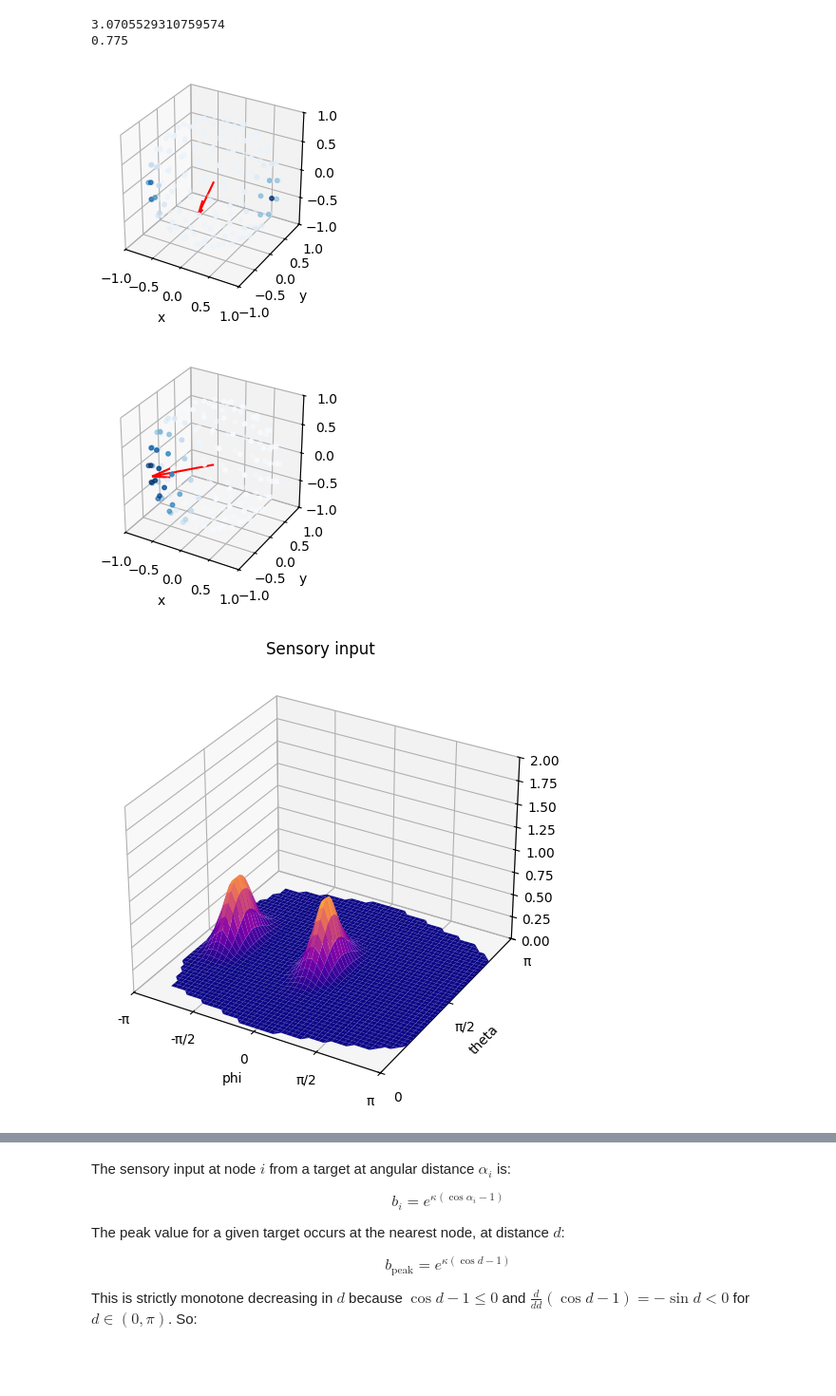
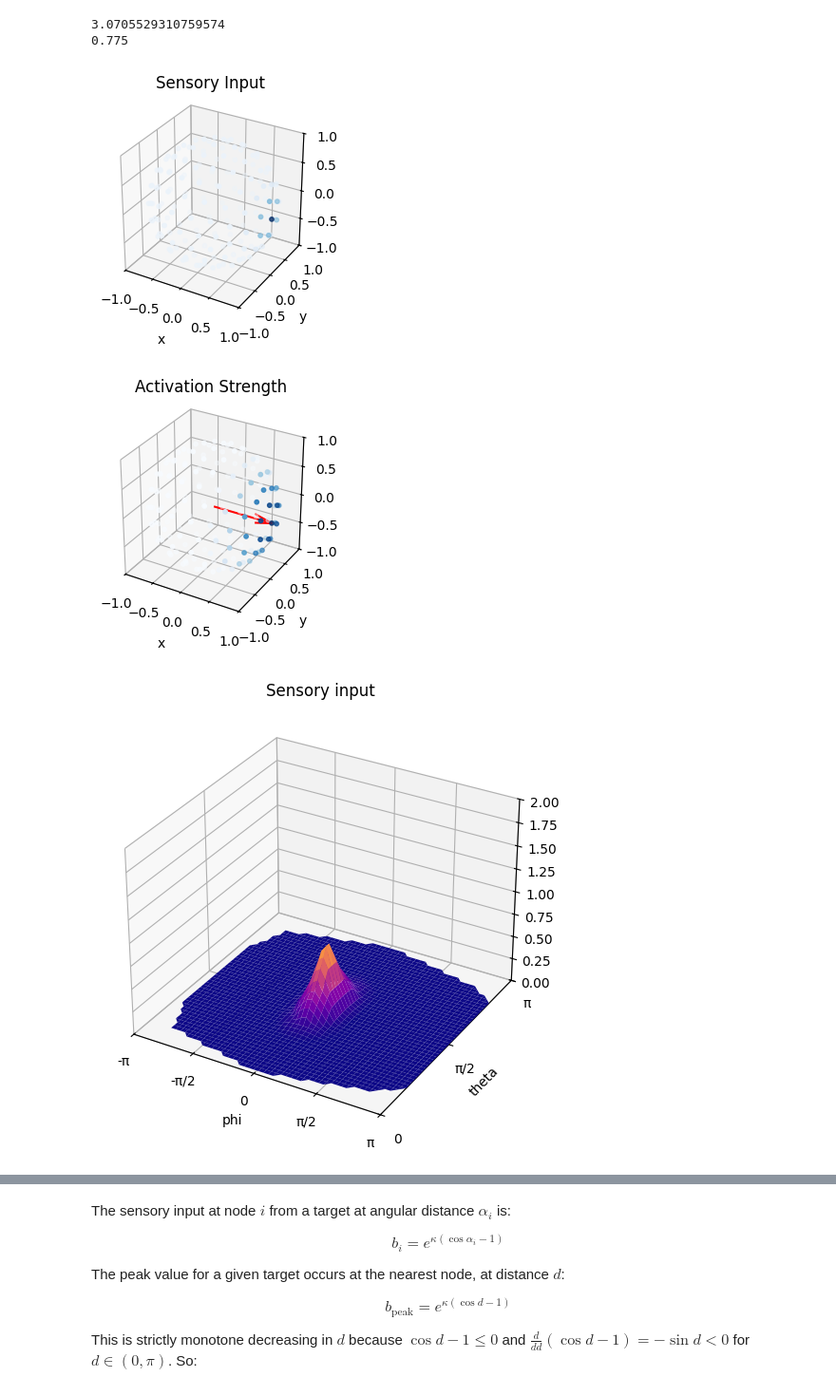
Before and after one commit to noah-ginzburg/RANController, a Jupyter notebook: RAN/mean_field_model_3d.ipynb, the cells around one changed output, grey strips where cells are left out. Shown at 95% size. Drawn from its saved outputs; the diff is of its cells as text; code cells hidden in the pictures; blank space fills up the shorter version.

```diff
--- a/RAN/mean_field_model_3d.ipynb
+++ b/RAN/mean_field_model_3d.ipynb
@@ -97,7 +97,7 @@ def geodesic_distance(point1, point2):
     alpha = np.arccos(np.clip(np.cos(point1[THETA]) * np.cos(point2[THETA]) + np.sin(point1[THETA]) * np.sin(point2[THETA]) * np.cos(point1[PHI] - point2[PHI]), -1, 1))
     return alpha
 
-def plot_polar_points_3D(points, scalar_vals):
+def plot_polar_points_3D(points, scalar_vals, title, plot_vector):
     fig = plt.figure(figsize=(3, 3))
     ax = fig.add_subplot(111, projection='3d')
     pts = np.array(polar_to_cartesian_3D(points.copy()))
@@ -109,18 +109,20 @@ def plot_polar_points_3D(points, scalar_vals):
     ax.set_ylim(-1, 1)
     ax.set_zlim(-1, 1)
     ax.set_box_aspect([1, 1, 1])
+    ax.set_title(title)
     vec = find_vel_avg_3D(points, scalar_vals)
     normalized = vec / np.linalg.norm(vec)
-    ax.quiver(0, 0, 0, normalized[X], normalized[Y], normalized[Z], color='red')
+    if plot_vector: ax.quiver(0, 0, 0, normalized[X], normalized[Y], normalized[Z], color='red')
     plt.show()
 
 def plot_3d_heatmap(angle_grid, z_vals, title):
     phi_vals   = angle_grid[:, PHI]
     theta_vals = angle_grid[:, THETA]
+    z_clamped  = np.maximum(z_vals, 0)
     phi_grid   = np.linspace(phi_vals.min(),   phi_vals.max(),   50)
     theta_grid = np.linspace(theta_vals.min(), theta_vals.max(), 50)
     PHI_G, THETA_G = np.meshgrid(phi_grid, theta_grid)
-    Z_G = griddata((phi_vals, theta_vals), z_vals, (PHI_G, THETA_G), method='cubic')
+    Z_G = griddata((phi_vals, theta_vals), z_clamped, (PHI_G, THETA_G), method='linear')
     fig = plt.figure(figsize=(8, 6))
     ax = fig.add_subplot(111, projection='3d')
     ax.plot_surface(PHI_G, THETA_G, Z_G, cmap='plasma', vmax=np.nanmax(Z_G) + 0.15)
@@ -299,8 +301,8 @@ kappa = 20.0
 u = 3.0
 
 target1 = (2.0, 0, np.pi/2, 10.0)   #distance, phi, theta, quality
-target2 = (2.0, (-(3/4)*np.pi), np.pi/2, 10.0)   #distance, phi, theta, quality
-targets = [target1, target2]
+target2 = (2.0, (-np.pi), np.pi/2, 10.0)   #distance, phi, theta, quality
+targets = [target1]
 # %%
 # Node positions and connectivity
 alphas, M = genetate_connection_matrix(nodes, 0, 5, 0.4)
@@ -345,8 +347,8 @@ vis = []
 for i in range(len(nodes)):
     vis.append((1, nodes[i][PHI], nodes[i][THETA]))
 
-plot_polar_points_3D(vis, b)
-plot_polar_points_3D(vis, z_final)
+plot_polar_points_3D(vis, b, "Sensory Input", bool(0))
+plot_polar_points_3D(vis, z_final, "Activation Strength", bool(1))
 
 cloud = pv.PolyData(polar_to_cartesian_3D(nodes))
 cloud['activation'] = z_final
@@ -384,7 +386,9 @@ plotter.reset_camera()
 #3d heatmap
 
 plot_3d_heatmap(nodes, b, "Sensory input")
-plot_3d_heatmap(nodes, z_final, f"Activation Strength, {len(targets)} targets, u={u}, sigma={sigma}")
+# plot_3d_heatmap(nodes, z_final, f"Activation Strength, {len(targets)} targets, u={u}, sigma={sigma}")
+plot_3d_heatmap(nodes, z_final, f"Activation Strength")
+
 
 
 # ref_node = np.argmax(b)
@@ -397,33 +401,33 @@ plot_3d_heatmap(nodes, z_final, f"Activation Strength, {len(targets)} targets, u
 
 # plt.text(0.5, 0.5, f'ref node: φ={nodes[ref_node][PHI]:.2f}, θ={nodes[ref_node][THETA]:.2f}', transform=ax.transAxes)
 # # plt.axvline(x=0, color='red', linestyle='--', label='reference node')
 # plt.ylim(0, 2)
 # plt.plot(angles_sorted, b_sorted)
 # plt.show()
 
 # # plt.plot(z_final)
 # ref_node = np.argmax(z_final)
 # angles = [geodesic_distance(nodes[i], nodes[ref_node]) for i in range(len(nodes))]
 # sorted_pairs = sorted(zip(angles, z_final))
 # angles_sorted, z_sorted = zip(*sorted_pairs)
 # plt.title('Ring Dynamics Centred Around Node with Highest Firing Rate')
 # plt.xlabel('Central Anglular Distance to Reference Node')
 # plt.ylabel('Firing Rate')
 
 # plt.text(0.5, 0.5, f'ref node: φ={nodes[ref_node][PHI]:.2f}, θ={nodes[ref_node][THETA]:.2f}', transform=ax.transAxes)
 # # plt.axvline(x=0, color='red', linestyle='--', label='reference node')
 # plt.ylim(0, 2)
 # plt.scatter(angles_sorted, z_sorted, s=7)
 # plt.show()
 
 # printstuff = [(vel_vec[0], vel_vec[1], vel_vec[2])]
 # print(cartesian_to_polar_3D(printstuff))
 
 for j in range(len(targets)):
     index, value = find_closest_node(nodes, targets[j][PHI], targets[j][THETA])
     print(f'Closest node to target {j}: Node {index} with phi={nodes[index][PHI]}, theta={nodes[index][THETA]}, with alpha: {value}')
     print(f'b_closest={b[index]}')
 # %% [output]
-[figure, old version]
+[figure, new version]
-[figure, old version]
+[figure, new version]
-[figure, old version]
+[figure, new version]
```
Also changed, not shown: parts of 1 cell of this notebook, 1 other file.
